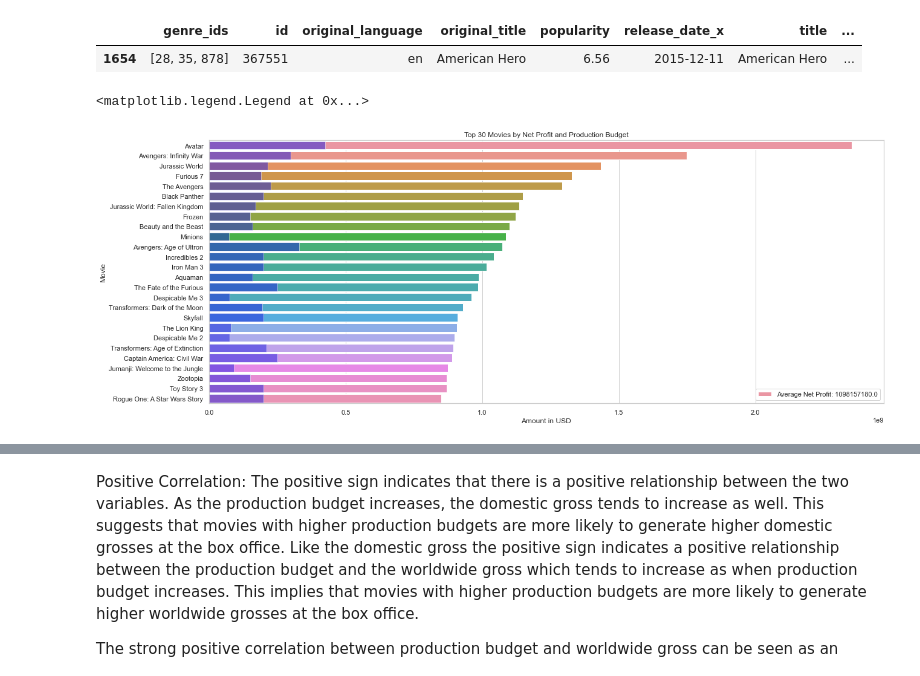
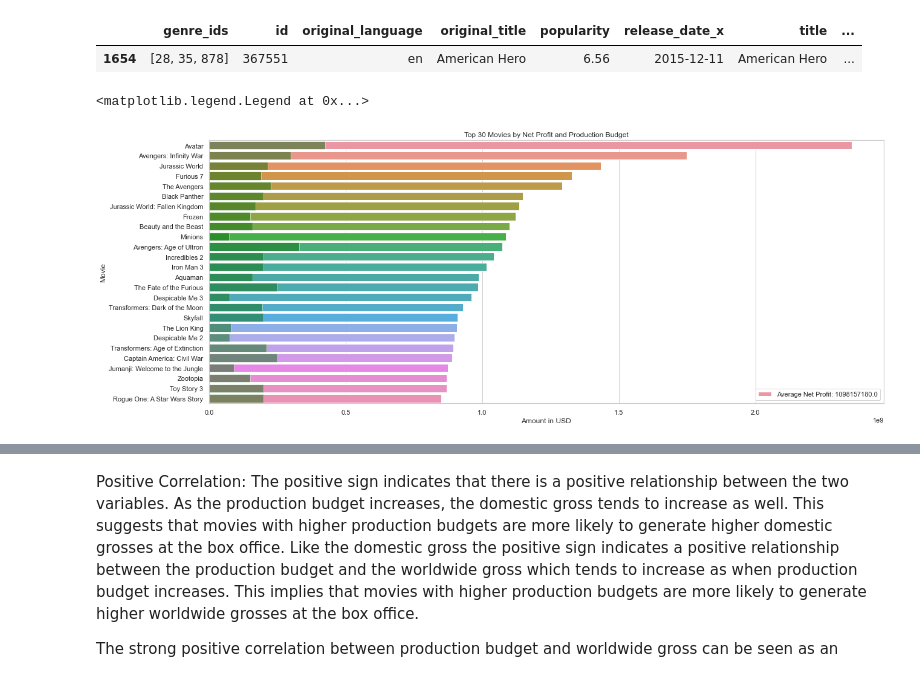
Before and after one commit to Iswana-O/dsc-phase-1-project, a Jupyter notebook: MICROSOFT MOVIE STUDIO ANALYSIS.ipynb, the cells around one changed output, grey strips where cells are left out. Saved outputs shown, nothing was run; the diff lists cells and outputs as text; code cells hidden in the pictures.

```diff
--- a/MICROSOFT MOVIE STUDIO ANALYSIS.ipynb
+++ b/MICROSOFT MOVIE STUDIO ANALYSIS.ipynb
@@ -487,20 +476,28 @@ tmdb_movies_budgets_df[tmdb_movies_budgets_df['profit_margin'] == tmdb_movies_bu
 #Sort by gross_profit to see most successful movies
 top_30_net_profit = tmdb_movies_budgets_df.sort_values(by='net_profit', ascending=False)[:30]
 # %%
+
+#the visualization plots the net profit on the x-axis and movie titles on the y-axis; then creates another bar plot,
+#this time plotting the production budget on the x-axis against the movie titles on the y-axis.
+#The data for this plot is also taken from the top_30_net_profit dataset.
+#The bars for the production budget will be overlayed on top of the net profit bars from the previous plot.
+
+
+
 plt.figure(figsize=(20, 8))
 sns.set(style='whitegrid')
 
 # Plotting the bar chart for net profit
 sns.barplot(x='net_profit', y='movie', data=top_30_net_profit,
             label='Average Net Profit: {}'.format(round(top_30_net_profit['net_profit'].mean(), 0)))
 
 # Plotting the bar chart for production budget (overlayed on the net profit bars)
-sns.barplot(x='production_budget', y='movie', data=top_30_net_profit, color='blue', alpha=0.5)
+sns.barplot(x='production_budget', y='movie', data=top_30_net_profit, color='green', alpha=0.5)
 
 plt.xlabel('Amount in USD')
 plt.ylabel('Movie')
 plt.title('Top 30 Movies by Net Profit and Production Budget')
 plt.legend()
 # %% [output]
 <matplotlib.legend.Legend at 0x...>
-[figure, old version]
+[figure, new version]
```
Also changed, not shown: parts of 18 cells of this notebook, 1 other file.
